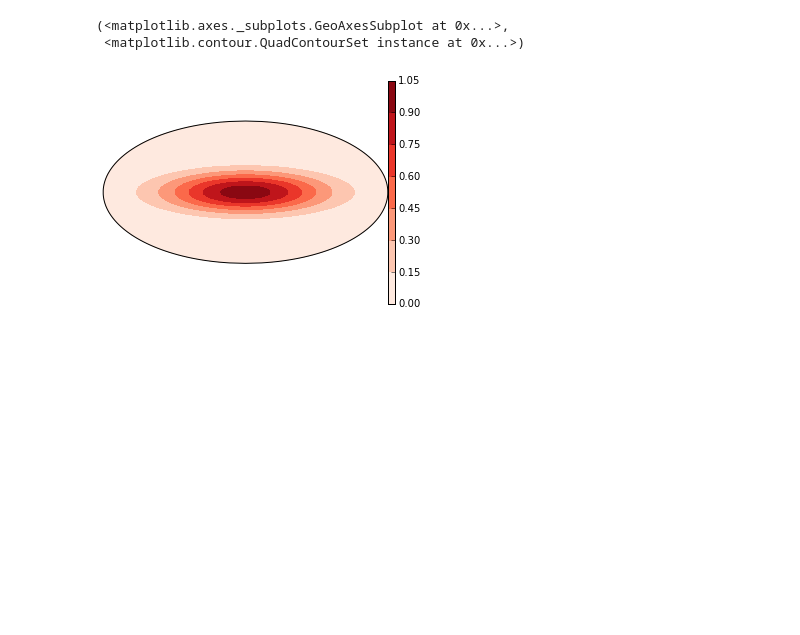
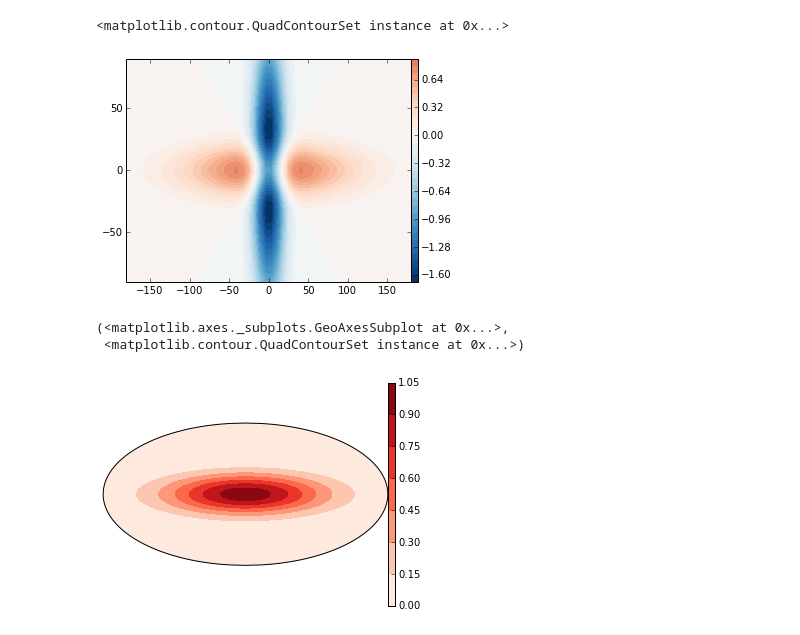
Before and after one commit to fatiando/prototypes, a Jupyter notebook: grid-class.ipynb, the cells around one changed output. Cells and saved outputs as stored; diff of their text form; code cells hidden in the pictures; blank space fills up the shorter version.

```diff
--- a/grid-class.ipynb
+++ b/grid-class.ipynb
@@ -84 +174,6 @@ g = Grid(lon=x.tolist(), Lat=y, datA=z, shape=(50, 50)).set_projection(crs.Geode
+# %%
+g.contourf('divergent', 40)
+# %% [output]
+<matplotlib.contour.QuadContourSet instance at 0x...>
+[figure, added]
 # %%
```
Also changed, not shown: parts of 10 cells of this notebook.
